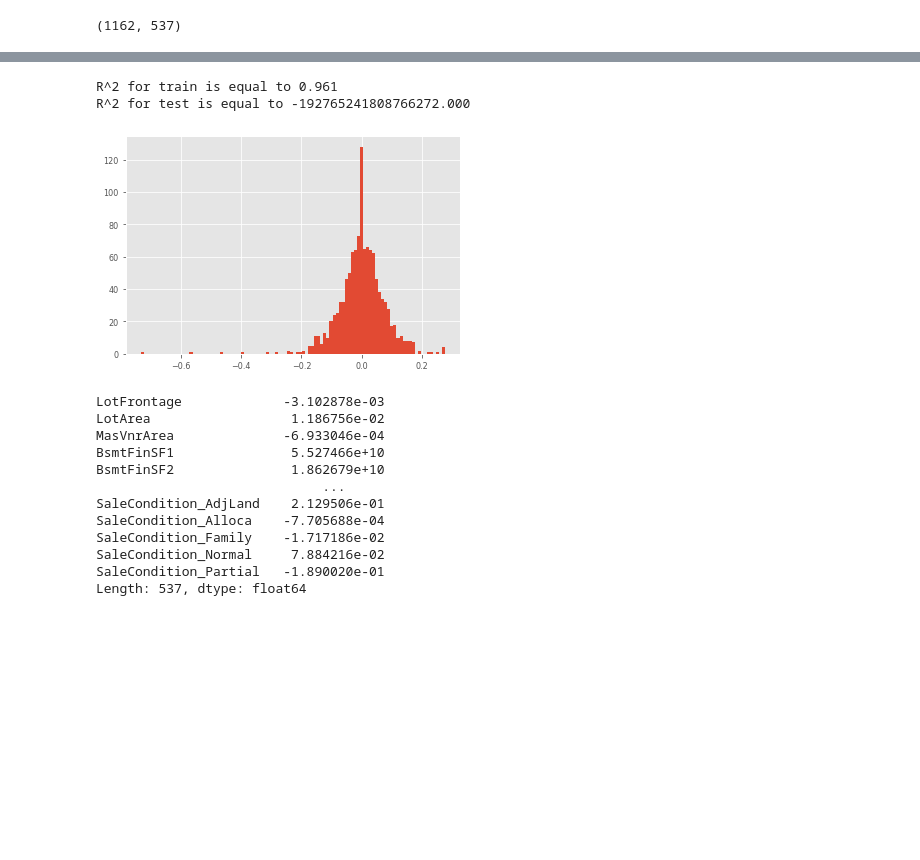
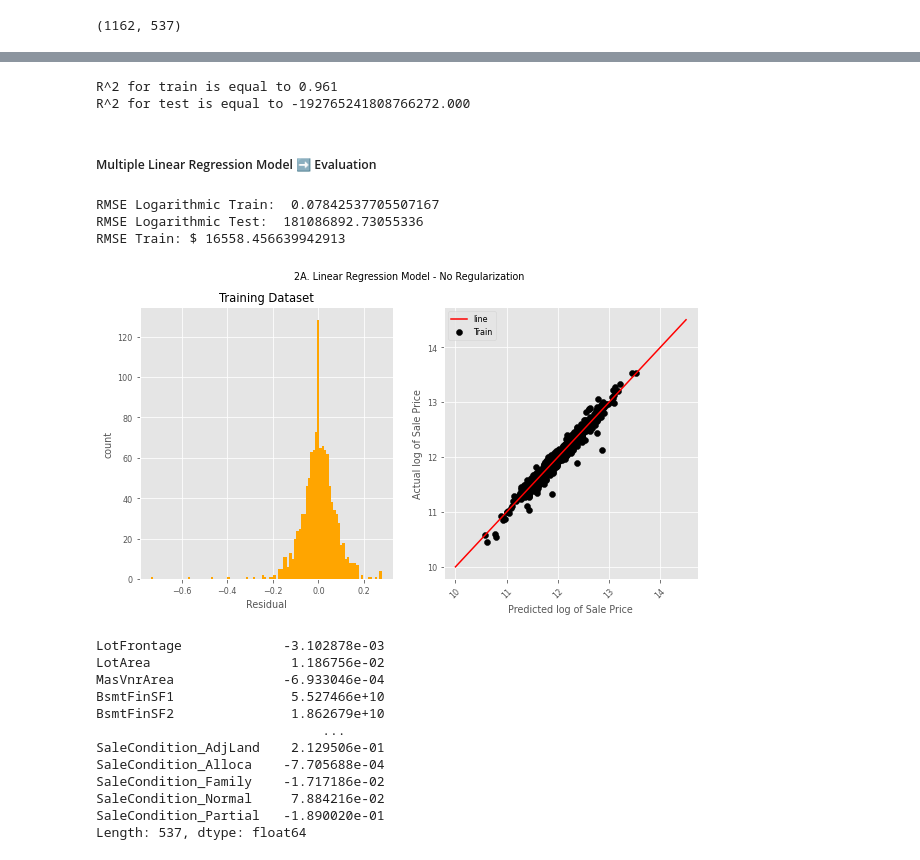
Before and after one commit to flyingcape/Ames_Iowa_HousePrices_Regression, a Jupyter notebook: ML_Project.ipynb, the cells around one changed output, grey strips where cells are left out. Cells and saved outputs as stored; diff of their text form; code cells hidden in the pictures; blank space fills up the shorter version.

```diff
--- a/ML_Project.ipynb
+++ b/ML_Project.ipynb
@@ -287,14 +363,10 @@ from sklearn.linear_model import LinearRegression
 
 lm = LinearRegression()
 lm.fit(X_train_scaled, y_train)
-residuals = y_train - lm.predict(X_train_scaled)
-plt.hist(residuals,bins=100);
 print('R^2 for train is equal to %.3f' %(lm.score(X_train_scaled, y_train)))
 print('R^2 for test is equal to %.3f' %(lm.score(X_test_scaled, y_test)))
-# print('RSS is equal to %.3f' %(np.sum((lm.predict(X_train_scaled) - y_train) ** 2)))
-# print('The intercept is %.3f' %(lm.intercept_))
-# print('The slopes are %s' %(lm.coef_))
 # %% [output]
 R^2 for train is equal to 0.961
 R^2 for test is equal to -192765241808766272.000
-[figure, removed]
+# %% [markdown]
+##### Multiple Linear Regression Model ➡ Evaluation
@@ -300,0 +379,60 @@ R^2 for test is equal to -192765241808766272.000
+# %%
+from sklearn.metrics import mean_squared_error
+rmse_lm_train = mean_squared_error(y_train,
+                                lm.predict(X_train_scaled),
+                                squared = False)
+rmse_lm_test = mean_squared_error(y_test,
+                                lm.predict(X_test_scaled),
+                                squared = False)
+
+print('RMSE Logarithmic Train: ', rmse_lm_train)
+print('RMSE Logarithmic Test: ', rmse_lm_test)
+
+# untransforming
+rmse_lm_train_conv = mean_squared_error(np.exp(y_train),
+                                np.exp(lm.predict(X_train_scaled)),
+                                squared = False)
+#rmse_lm_test_conv = mean_squared_error(np.exp(y_test),
+#                                np.exp(lm.predict(X_test_scaled)),
+#                                squared = False)
+
+print('RMSE Train: $', rmse_lm_train_conv)
+#print('RMSE Test: $', rmse_lm_test_conv)
+
+fig, axs = plt.subplots(1,2)
+fig.set_figheight(5)
+fig.set_figwidth(10)
+
+# -----------------------------------
+# Plot the Residuals - Training Data
+# -----------------------------------
+residuals_lm_train = y_train - lm.predict(X_train_scaled)
+residuals_lm_test = y_test - lm.predict(X_test_scaled)
+
+axs[0].hist(residuals_lm_train,bins=100, color = 'orange');
+axs[0].set_ylabel('count')
+axs[0].set_xlabel('Residual')
+axs[0].set_title('Training Dataset')
+
+# --------------------------------
+# Plot the Actual vs. Predicted
+# --------------------------------
+axs[1].scatter(lm.predict(X_train_scaled),
+         y_train, color='k')
+#axs[1].scatter(lm.predict(X_test_scaled),
+#         y_test, color='magenta') # OVERFITTED
+
+x = np.linspace(10, 14.5, 100)
+y = np.linspace(10, 14.5, 100)
+axs[1].plot(x,y, 'r-')
+
+axs[1].set_ylabel('Actual log of Sale Price')
+axs[1].set_xlabel('Predicted log of Sale Price')
+axs[1].tick_params(axis='x', rotation=45)
+axs[1].legend(['line','Train','Test'])
+fig.suptitle('2A. Linear Regression Model - No Regularization');
+# %% [output]
+RMSE Logarithmic Train:  0.07842537705507167
+RMSE Logarithmic Test:  181086892.73055336
+RMSE Train: $ 16558.456639942913
+[figure, added]
```
Also changed, not shown: parts of 48 cells of this notebook.
